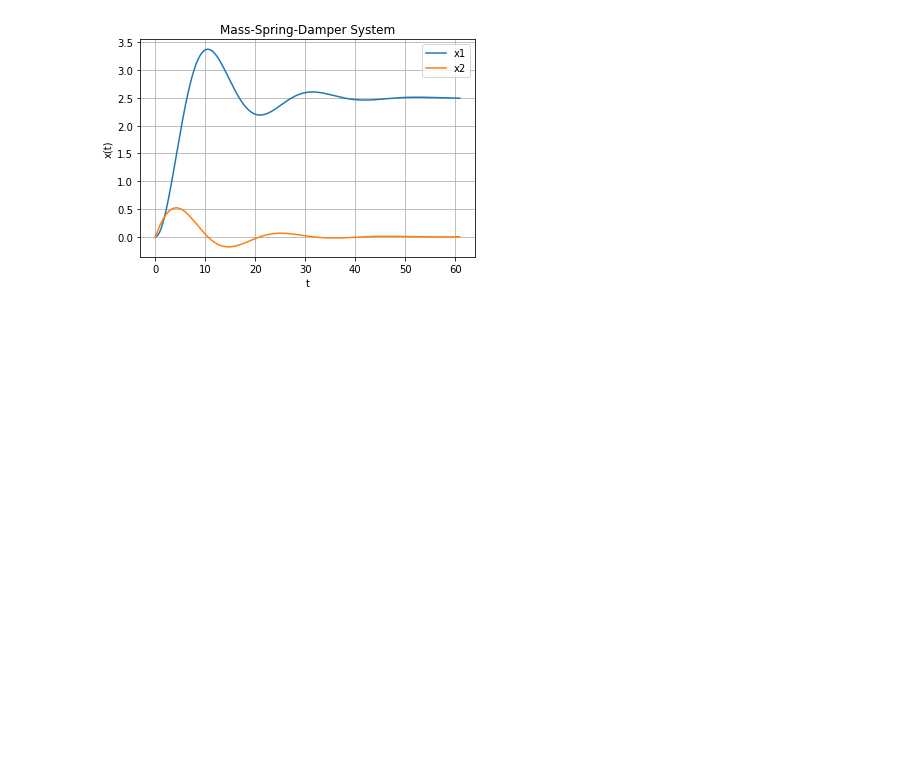
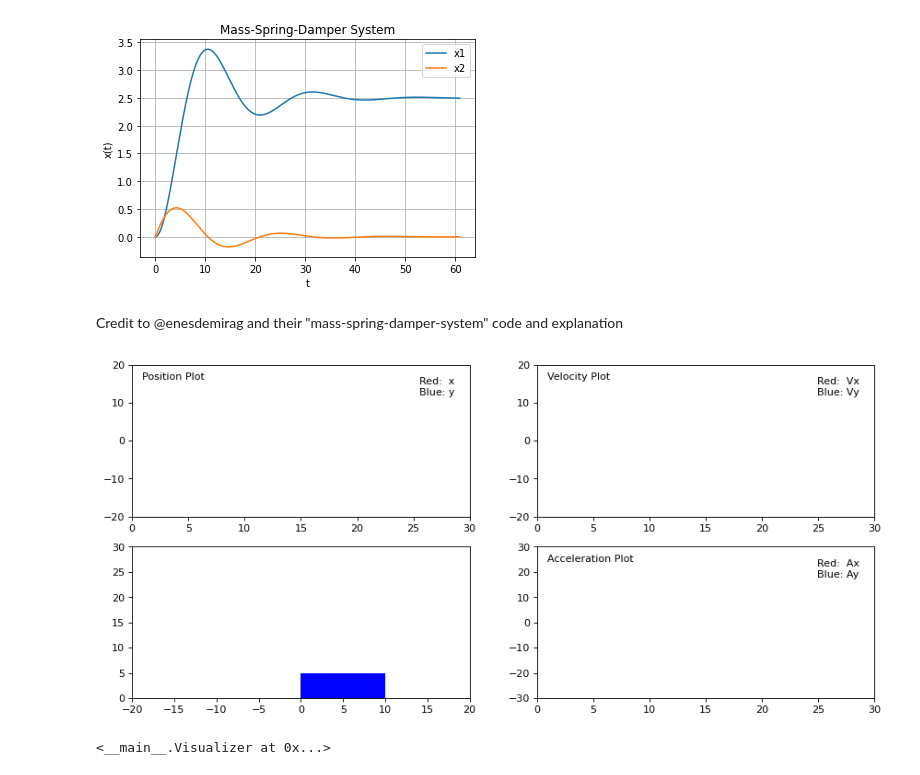
Before and after one commit to andresfibarra/leave-term-research-22F, a Jupyter notebook: simulator.ipynb, the cells around one changed output. Drawn from its saved outputs; the diff is of its cells as text; code cells hidden in the pictures; blank space fills up the shorter version.

Commit message:
Attempted to run code visualizing the rectangle, not moving

```diff
--- a/simulator.ipynb
+++ b/simulator.ipynb
@@ -54,3 +54,5 @@ plt.grid()
 plt.show()
 # %% [output]
 [figure]
+# %% [markdown]
+Credit to @enesdemirag and their "mass-spring-damper-system" code and explanation
@@ -56,0 +186,33 @@ plt.show()
+# %%
+dt = 0.05 # ΔT (sampling period) seconds
+
+# Initial values
+position = 15
+velocity = 0
+acceleration = 0
+
+# Constants
+mass = 1 # mass
+k = 2.5 # spring coefficient
+b = 0.3 # damping coefficient
+
+# Callback Function
+def set(arg):
+    global dt, position, velocity, acceleration, mass, k, b # Get global variables
+
+    spring_force = k * position # Fs = k * x
+    damper_force = b * velocity # Fb = b * x'
+
+    # If we leave the acceleration alone in equation
+    # acceleration = - ((b * velocity) + (k * position)) / mass
+    acceleration = - (spring_force + damper_force) / mass
+    velocity += (acceleration * dt) # Integral(a) = v
+    position += (velocity * dt) # Integral(v) = x
+
+    return (position, 0) # Return position
+
+# Start simulation
+Visualizer(callback=set, interval=dt * 1000, simulation_time=30, initial=(position, 0, velocity, 0, acceleration, 0))
+# %% [output]
+[figure, added]
+<__main__.Visualizer at 0x...>
```
Also changed, not shown: parts of 3 cells of this notebook.
